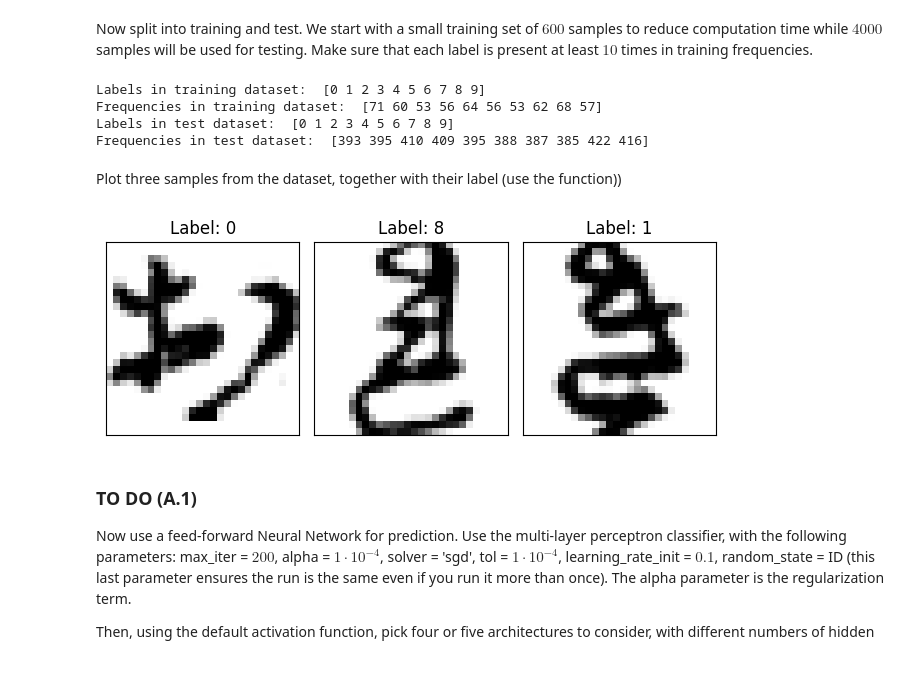
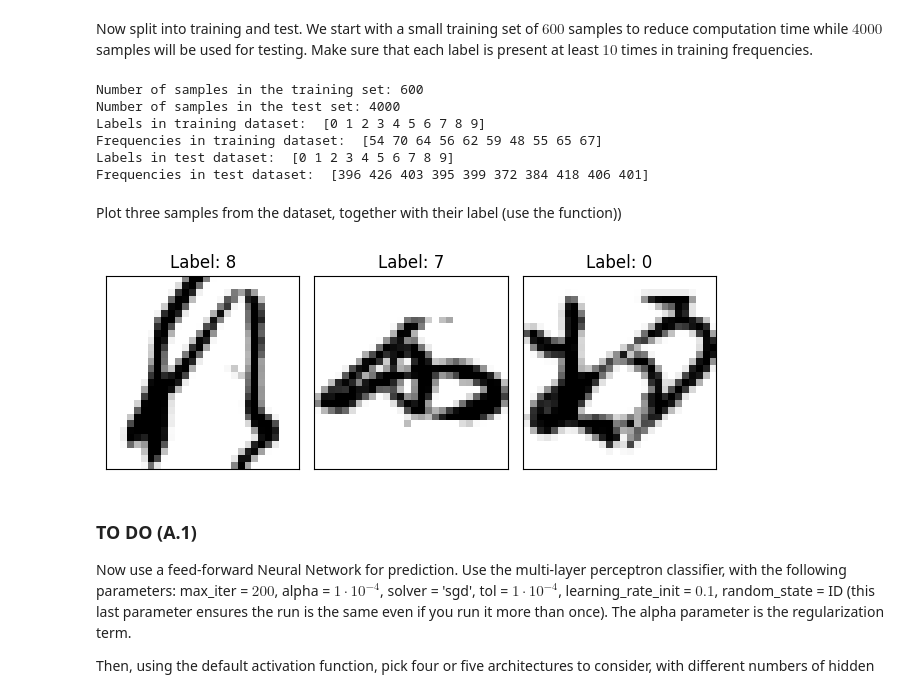
Before and after one commit to r15i/lab-machine-learning, a Jupyter notebook: lab4(consegna)/risi_emilio_lab4.ipynb, the cells around one changed output. Drawn from its saved outputs; the diff is of its cells as text; code cells hidden in the pictures.

```diff
--- a/lab4(consegna)/risi_emilio_lab4.ipynb
+++ b/lab4(consegna)/risi_emilio_lab4.ipynb
@@ -220,44 +220,48 @@ Minimum and maximum values of the input after rescaling: 0.0 1.0
 # %% [markdown]
 Now split into training and test. We start with a small training set of $600$ samples to reduce computation time while $4000$ samples will be used for testing. Make sure that each label is present at least $10$ times in training frequencies.
 # %%
+from sklearn.model_selection import train_test_split
+
 # Random permute the data (both train and test set) and split into training and
 # test taking the first 600 data samples as training and the rests as test
-permutation = np.random.permutation(len(x))
 
-x = x[permutation]
-y = y[permutation]
-
+#Split into training and test set
 m_training = 600
 m_test = 4000
+x_train, x_test, y_train, y_test = train_test_split(x, y, train_size=m_training, test_size=m_test, random_state=ID)
 
-x_train,x_test = x[:m_training],x[m_training:m_training+m_test]
-y_train,y_test = y[:m_training],y[m_training:m_training+m_test]
+# Print the number of samples in the training and test sets
+print("Number of samples in the training set:", len(x_train))
+print("Number of samples in the test set:", len(x_test))
+
 
 # Print the number of unique labels (with the correspondent
 # frequency) in the training set and in the test set
 labels_train, freqs_train = np.unique(y_train, return_counts=True)
+labels_test,  freqs_test = np.unique(y_test, return_counts=True)
+
 print("Labels in training dataset: ", labels_train)
 print("Frequencies in training dataset: ", freqs_train)
-
-labels_test, freqs_test = np.unique(y_test, return_counts=True)
 print("Labels in test dataset: ", labels_test)
 print("Frequencies in test dataset: ", freqs_test)
 
 
-labels = labels_test
+labels = labels_train
 freqs = freqs_train
 # %% [output]
+Number of samples in the training set: 600
+Number of samples in the test set: 4000
 Labels in training dataset:  [0 1 2 3 4 5 6 7 8 9]
-Frequencies in training dataset:  [71 60 53 56 64 56 53 62 68 57]
+Frequencies in training dataset:  [54 70 64 56 62 59 48 55 65 67]
 Labels in test dataset:  [0 1 2 3 4 5 6 7 8 9]
-Frequencies in test dataset:  [393 395 410 409 395 388 387 385 422 416]
+Frequencies in test dataset:  [396 426 403 395 399 372 384 418 406 401]
 # %% [markdown]
 Plot three samples from the dataset, together with their label (use the function))
 # %%
 # Suggestions: use the plot_input function
-plot_input(x,y,list(range(3)))
+plot_input(x, y, [0, 1, 2])
 # %% [output]
-[figure, old version]
+[figure, new version]
 # %% [markdown]
 ### TO DO (A.1)
 
```
Also changed, not shown: parts of 13 cells of this notebook, 1 other file.
